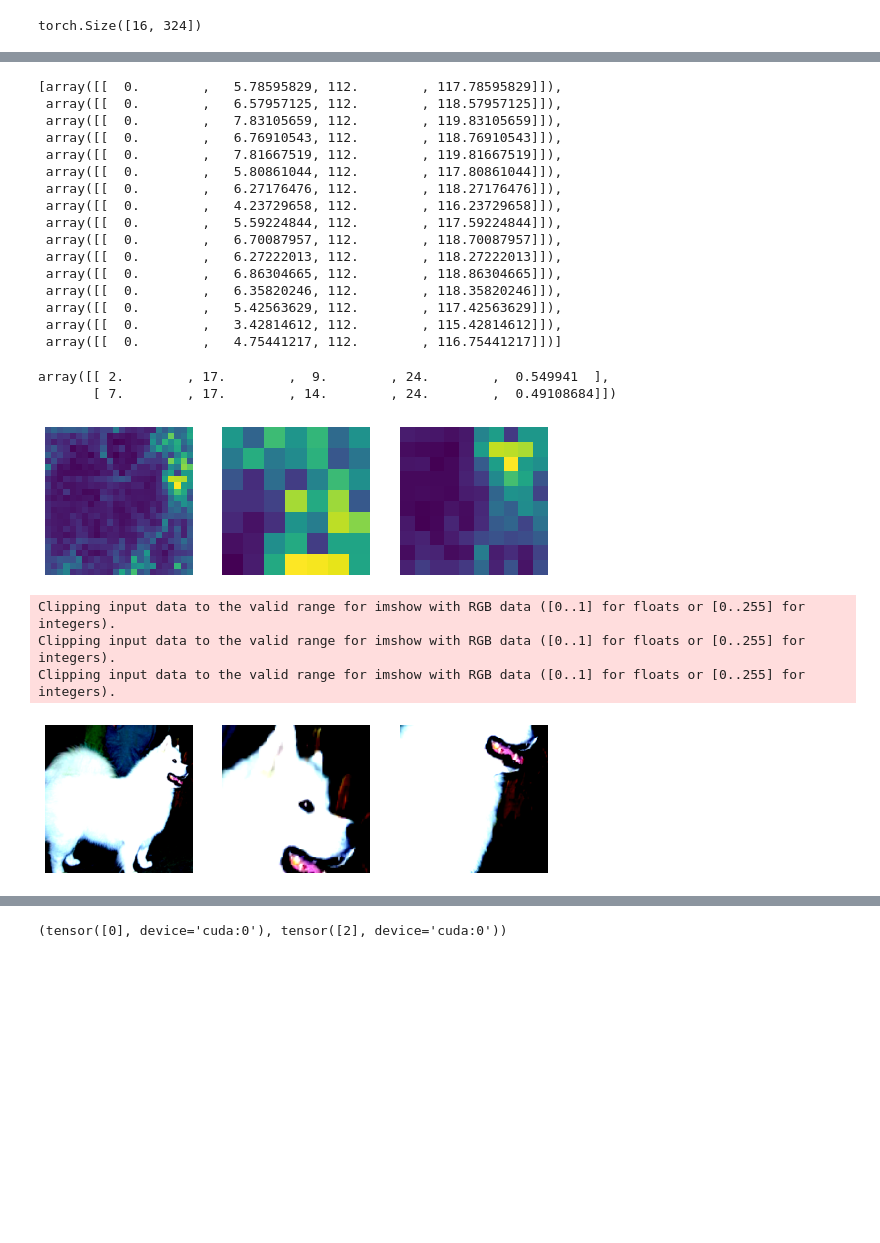
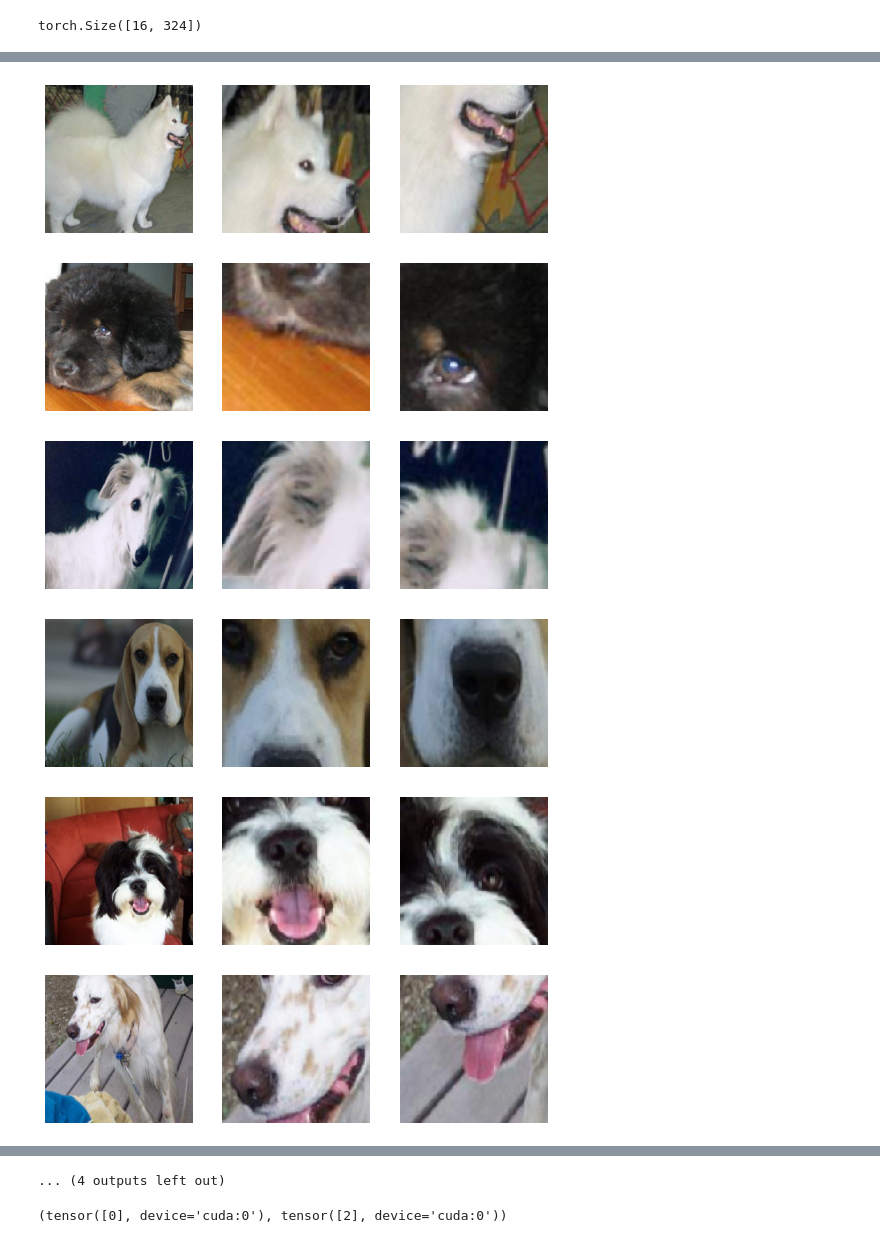
Before and after one commit to KeremTurgutlu/fgvc, a Jupyter notebook: stanford_dog/05- multi_crop_model_sliding_window.ipynb, the cells around one changed output, grey strips where cells are left out. Cells and saved outputs as stored; diff of their text form; code cells hidden in the pictures; blank space fills up the shorter version.

```diff
--- a/stanford_dog/05- multi_crop_model_sliding_window.ipynb
+++ b/stanford_dog/05- multi_crop_model_sliding_window.ipynb
@@ -337,7 +337,7 @@ batch_final_resized_coords = []
 
 for _values, _idxs in zip(sorted_values, sorted_idxs):
     top_coords = []
-    for idx,score in zip(_values, _idxs):
+    for score,idx in zip(_values, _idxs):
         div, mod = divmod(idx, attention_map_scores.size(-1))
         minr, minc, maxr, maxc = div, mod, div+kernel_size, mod+kernel_size
         top_coords += [[minr, minc, maxr, maxc, score]]
@@ -354,36 +350,17 @@ for _values, _idxs in zip(sorted_values, sorted_idxs):
-# %%
-batch_final_resized_coords
-# %% [output]
-[array([[  0.        ,   5.78595829, 112.        , 117.78595829]]),
- array([[  0.        ,   6.57957125, 112.        , 118.57957125]]),
- array([[  0.        ,   7.83105659, 112.        , 119.83105659]]),
- array([[  0.        ,   6.76910543, 112.        , 118.76910543]]),
- array([[  0.        ,   7.81667519, 112.        , 119.81667519]]),
- array([[  0.        ,   5.80861044, 112.        , 117.80861044]]),
- array([[  0.        ,   6.27176476, 112.        , 118.27176476]]),
- array([[  0.        ,   4.23729658, 112.        , 116.23729658]]),
- array([[  0.        ,   5.59224844, 112.        , 117.59224844]]),
- array([[  0.        ,   6.70087957, 112.        , 118.70087957]]),
- array([[  0.        ,   6.27222013, 112.        , 118.27222013]]),
- array([[  0.        ,   6.86304665, 112.        , 118.86304665]]),
- array([[  0.        ,   6.35820246, 112.        , 118.35820246]]),
- array([[  0.        ,   5.42563629, 112.        , 117.42563629]]),
- array([[  0.        ,   3.42814612, 112.        , 115.42814612]]),
- array([[  0.        ,   4.75441217, 112.        , 116.75441217]])]
-# %%
-top_coords[top_nms_idxs[:2]]
-# %% [output]
-array([[ 2.        , 17.        ,  9.        , 24.        ,  0.549941  ],
-       [ 7.        , 17.        , 14.        , 24.        ,  0.49108684]])
-# %%
-show_images([attention_maps[0], attention_maps[0][2:9, 17:24],  attention_maps[0][7:17, 14:24]])
-# %% [output]
-[figure, removed]
-# %%
-scale = 384//attention_maps.size(-1)
-show_images([xb_384[0], xb_384[0][:, 2*scale:9*scale, 17*scale:24*scale],xb_384[0][:, 7*scale:17*scale, 14*scale:24*scale]])
-# %% [output]
-Clipping input data to the valid range for imshow with RGB data ([0..1] for floats or [0..255] for integers).
-Clipping input data to the valid range for imshow with RGB data ([0..1] for floats or [0..255] for integers).
-Clipping input data to the valid range for imshow with RGB data ([0..1] for floats or [0..255] for integers).
-[figure, removed]
+# %%
+xb_384_decoded = dls.after_batch.decode(xb_384)
+# %%
+for i,coords in enumerate(batch_final_resized_coords):
+    coord1, coord2 = coords.astype(int)
+
+    im = xb_384_decoded[i]
+    show_images([im,
+                 im[:, coord1[0]:coord1[2], coord1[1]:coord1[3]],
+                 im[:, coord2[0]:coord2[2], coord2[1]:coord2[3]]])
+# %% [output]
+[figure, added]
+[figure, added]
+[figure, added]
+[figure, added]
+[figure, added]
+[figure, added]
@@ -390,3 +373,4 @@ Clipping input data to the valid range for imshow with RGB data ([0..1] for floa
+... (4 outputs left out)
 # %%
 torch.where(pooled[0] == (pooled[0]).max())
 # %% [output]
```
Also changed, not shown: parts of 2 cells of this notebook.
